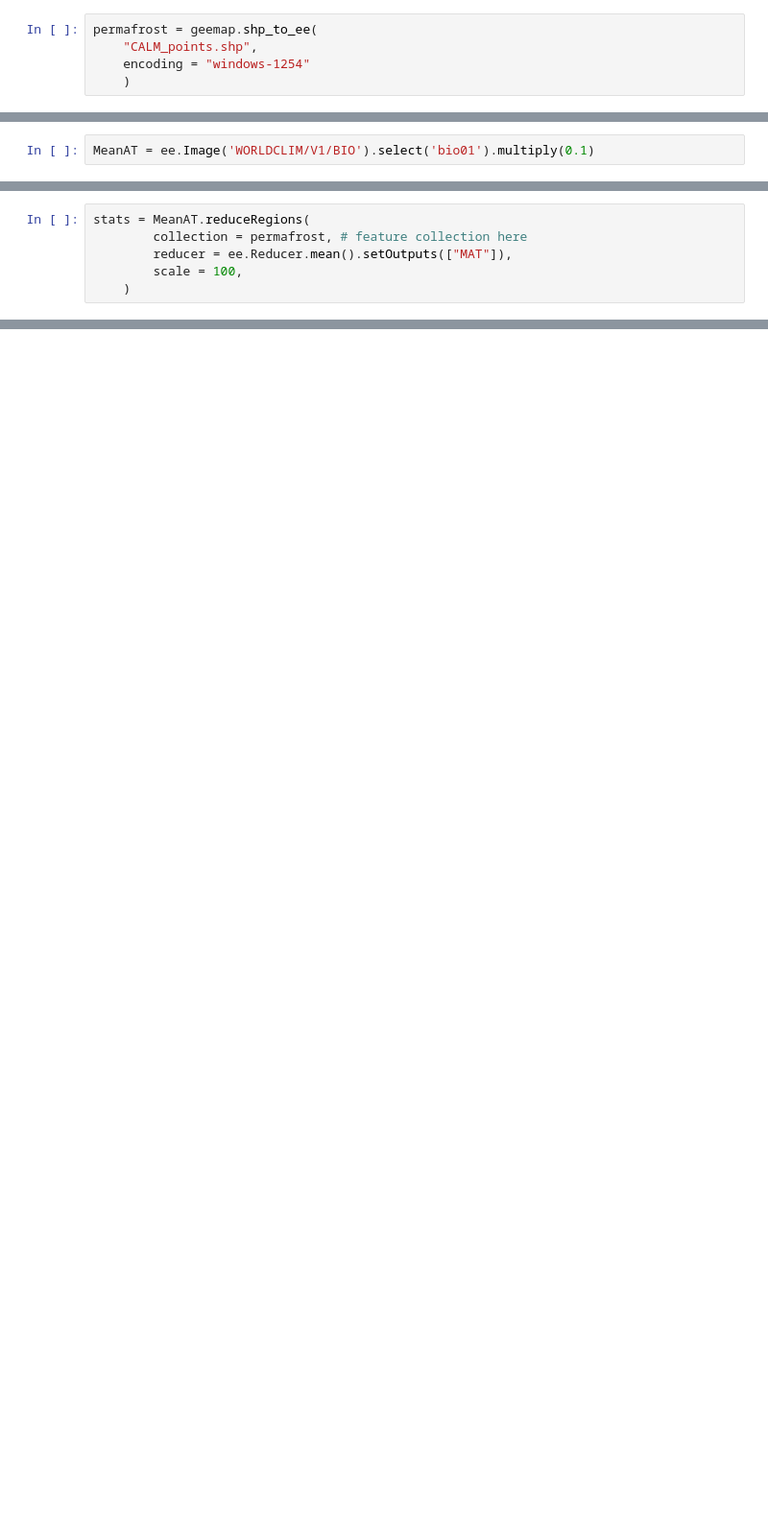
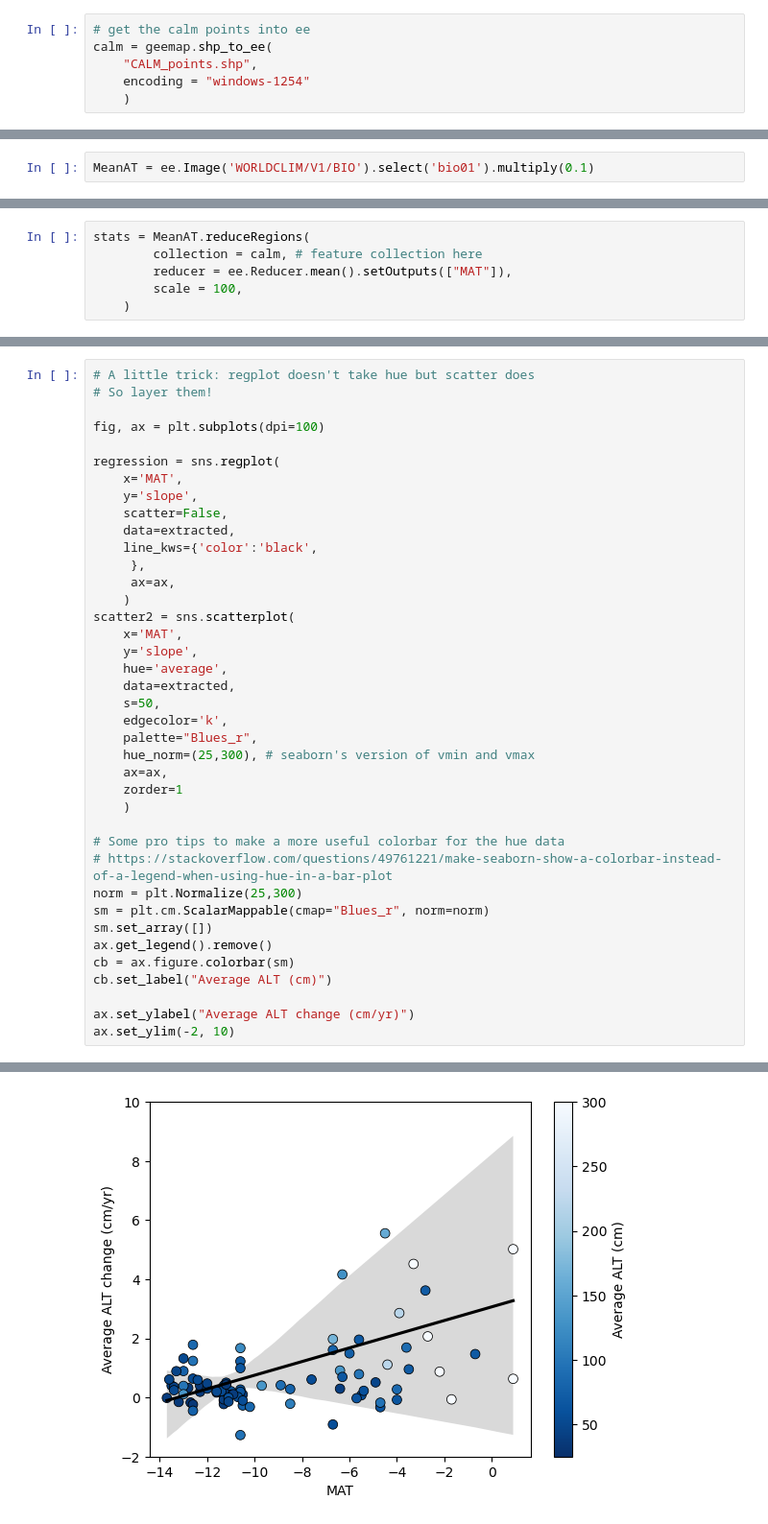
Before and after one commit to jmdelvecchio/computational-arctic-workshop, a Jupyter notebook: notebooks/Session_2.ipynb, the cells around one changed output, grey strips where cells are left out. Shown at 96% size. Cells and saved outputs as stored; diff of their text form; blank space fills up the shorter version.

```diff
--- a/notebooks/Session_2.ipynb
+++ b/notebooks/Session_2.ipynb
@@ -261,5 +318,6 @@ ax.set_xlim(-180,-125)
 # %%
-permafrost = geemap.shp_to_ee(
+# get the calm points into ee
+calm = geemap.shp_to_ee(
     "CALM_points.shp",
     encoding = "windows-1254"
     )
@@ -275,6 +330,6 @@ def rasterExtraction(image):
 # %%
 stats = MeanAT.reduceRegions(
-        collection = permafrost, # feature collection here
+        collection = calm, # feature collection here
         reducer = ee.Reducer.mean().setOutputs(["MAT"]),
         scale = 100,
     )
@@ -331,0 +353,40 @@ Text(0, 0.5, 'Average ALT (cm)')
+# %%
+# A little trick: regplot doesn't take hue but scatter does
+# So layer them!
+
+fig, ax = plt.subplots(dpi=100)
+
+regression = sns.regplot(
+    x='MAT',
+    y='slope',
+    scatter=False,
+    data=extracted,
+    line_kws={'color':'black',
+     },
+     ax=ax,
+    )
+scatter2 = sns.scatterplot(
+    x='MAT',
+    y='slope',
+    hue='average',
+    data=extracted,
+    s=50,
+    edgecolor='k',
+    palette="Blues_r",
+    hue_norm=(25,300), # seaborn's version of vmin and vmax
+    ax=ax,
+    zorder=1
+    )
+
+# Some pro tips to make a more useful colorbar for the hue data
+# https://stackoverflow.com/questions/49761221/make-seaborn-show-a-colorbar-instead-of-a-legend-when-using-hue-in-a-bar-plot
+norm = plt.Normalize(25,300)
+sm = plt.cm.ScalarMappable(cmap="Blues_r", norm=norm)
+sm.set_array([])
+ax.get_legend().remove()
+cb = ax.figure.colorbar(sm)
+cb.set_label("Average ALT (cm)")
+
+ax.set_ylabel("Average ALT change (cm/yr)")
+ax.set_ylim(-2, 10)
+# %% [output]
@@ -331,0 +394 @@ Text(0, 0.5, 'Average ALT (cm)')
+[figure, added]
```
Also changed, not shown: parts of 56 cells of this notebook.
